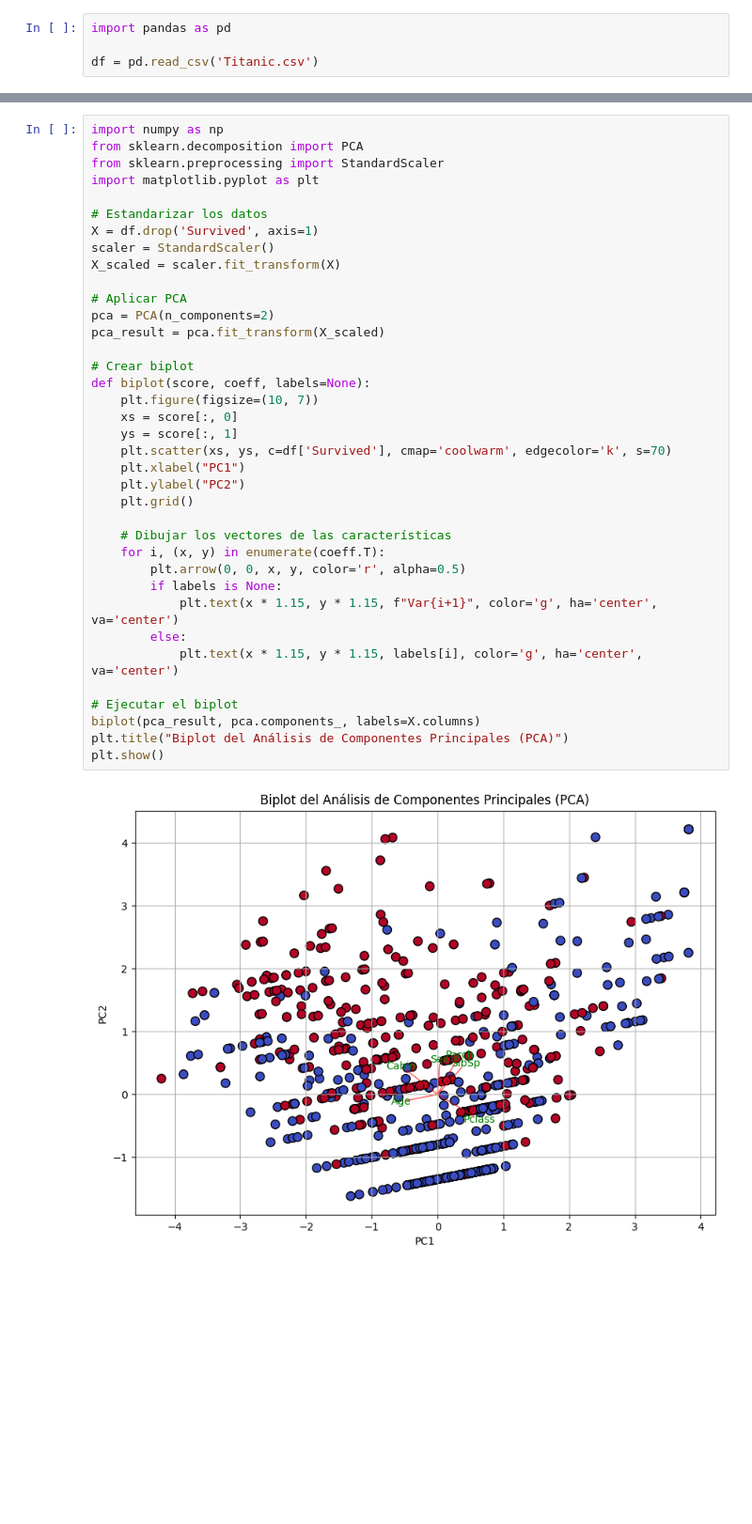
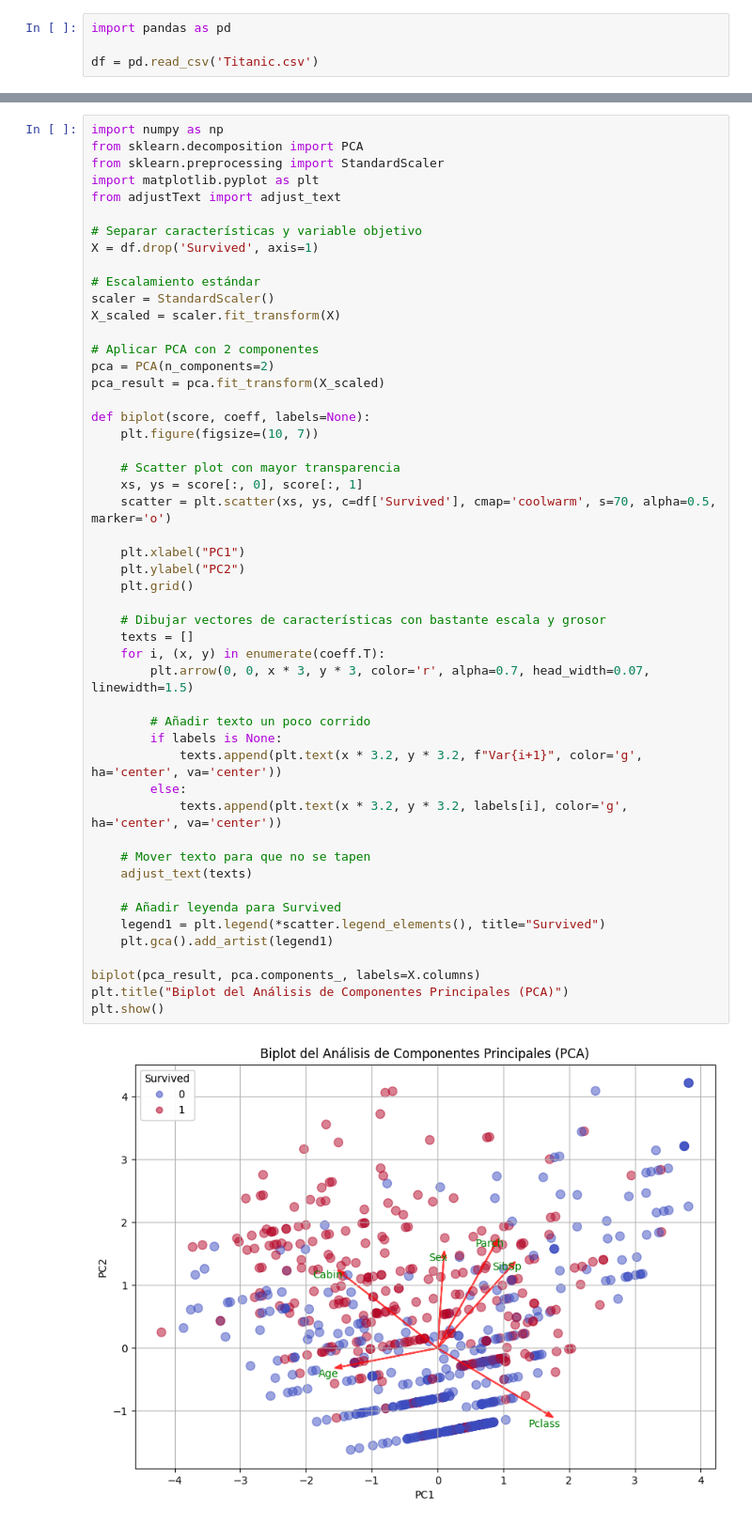
Before and after one commit to Apanizza197/AnalisisDeDatos, a Jupyter notebook: Practico_4/practico_4.ipynb, the cells around one changed output, grey strips where cells are left out. Shown at 94% size. Drawn from its saved outputs; the diff is of its cells as text; blank space fills up the shorter version.

```diff
--- a/Practico_4/practico_4.ipynb
+++ b/Practico_4/practico_4.ipynb
@@ -36,39 +27,52 @@ dtype: int64
 # %%
 import numpy as np
 from sklearn.decomposition import PCA
 from sklearn.preprocessing import StandardScaler
 import matplotlib.pyplot as plt
+from adjustText import adjust_text
 
-# Estandarizar los datos
+# Separar características y variable objetivo
 X = df.drop('Survived', axis=1)
+
+# Escalamiento estándar
 scaler = StandardScaler()
 X_scaled = scaler.fit_transform(X)
 
-# Aplicar PCA
+# Aplicar PCA con 2 componentes
 pca = PCA(n_components=2)
 pca_result = pca.fit_transform(X_scaled)
 
-# Crear biplot
 def biplot(score, coeff, labels=None):
     plt.figure(figsize=(10, 7))
-    xs = score[:, 0]
-    ys = score[:, 1]
-    plt.scatter(xs, ys, c=df['Survived'], cmap='coolwarm', edgecolor='k', s=70)
+
+    # Scatter plot con mayor transparencia
+    xs, ys = score[:, 0], score[:, 1]
+    scatter = plt.scatter(xs, ys, c=df['Survived'], cmap='coolwarm', s=70, alpha=0.5, marker='o')
+
     plt.xlabel("PC1")
     plt.ylabel("PC2")
     plt.grid()
 
-    # Dibujar los vectores de las características
+    # Dibujar vectores de características con bastante escala y grosor
+    texts = []
     for i, (x, y) in enumerate(coeff.T):
-        plt.arrow(0, 0, x, y, color='r', alpha=0.5)
+        plt.arrow(0, 0, x * 3, y * 3, color='r', alpha=0.7, head_width=0.07, linewidth=1.5)
+
+        # Añadir texto un poco corrido
         if labels is None:
-            plt.text(x * 1.15, y * 1.15, f"Var{i+1}", color='g', ha='center', va='center')
+            texts.append(plt.text(x * 3.2, y * 3.2, f"Var{i+1}", color='g', ha='center', va='center'))
         else:
-            plt.text(x * 1.15, y * 1.15, labels[i], color='g', ha='center', va='center')
+            texts.append(plt.text(x * 3.2, y * 3.2, labels[i], color='g', ha='center', va='center'))
 
-# Ejecutar el biplot
+    # Mover texto para que no se tapen
+    adjust_text(texts)
+
+    # Añadir leyenda para Survived
+    legend1 = plt.legend(*scatter.legend_elements(), title="Survived")
+    plt.gca().add_artist(legend1)
+
 biplot(pca_result, pca.components_, labels=X.columns)
 plt.title("Biplot del Análisis de Componentes Principales (PCA)")
 plt.show()
 # %% [output]
-[figure, old version]
+[figure, new version]
```
Also changed, not shown: parts of 1 cell of this notebook.
